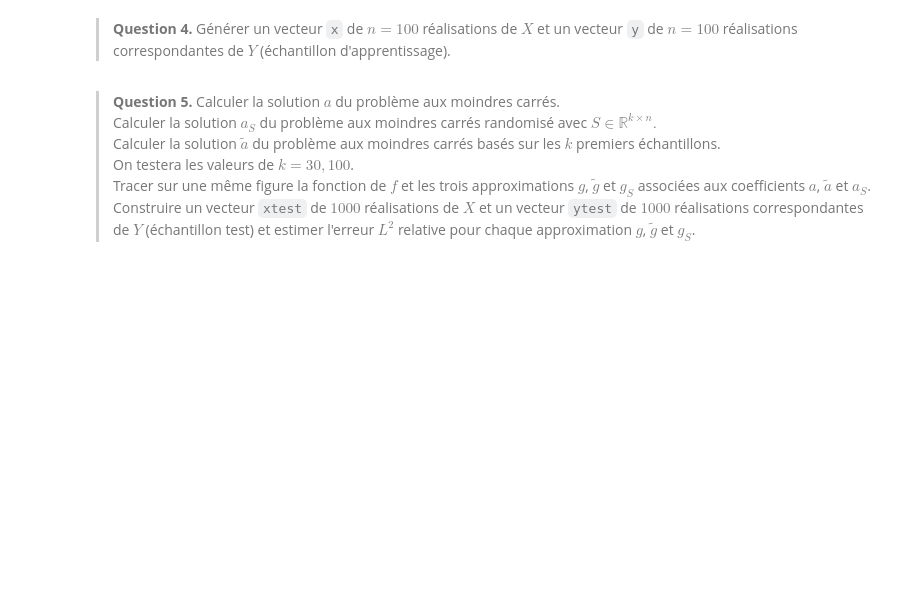
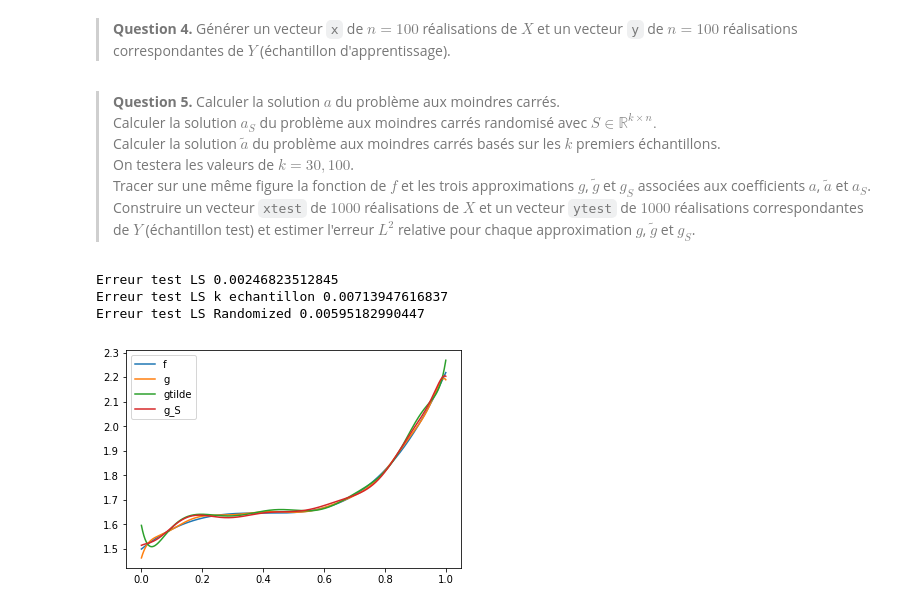
Before and after one commit to Alexsaphir/MethodeNumeriqueDeterministe, a Jupyter notebook: TP - Algebre Lineaire Randomisée (suite)-enonce.ipynb, the cells around one changed output. Drawn from its saved outputs; the diff is of its cells as text; code cells hidden in the pictures; blank space fills up the shorter version.

```diff
--- a/TP - Algebre Lineaire Randomisée (suite)-enonce.ipynb
+++ b/TP - Algebre Lineaire Randomisée (suite)-enonce.ipynb
@@ -86,12 +118,32 @@ $$
 où $S\in \mathbb{R}^{k\times n}$ est une matrice aléatoire. On considérera ici une matrice gausienne à entrées i.i.d. et $\mathcal{N}(0,1/k)$.
 # %% [markdown]
 >**Question 1.** Créer une fonction <code>f(x)</code> qui prend en argument un vecteur <code>x</code> de réalisations $x_i$ de $X$ et qui renvoie un vecteur de même taille contenant les valeurs $f(x_i)$.
+# %%
+def f(x):
+    return np.array( cos(pi*x)/2 + exp(x))
 # %% [markdown]
 >**Question 2.** Créer une fonction <code>phi(x,p)</code> qui prend en arguments un vecteur <code>x</code> de réalisations de $X$ et un entier $p$ et qui renvoie la matrice $A$.
+# %%
+def phi(x, p):
+    n = x.size
+    A = np.zeros((n, p+1))
+    for i in range(n):
+        for j in range(p+1):
+            A[i, j] = x[i]**j
+    return A
 # %% [markdown]
 >**Question 3.** Créer une fonction <code>least_squares(B,b)</code> qui prend en entrée une matrice $B$ et un vecteur $b$ et qui renvoie $a = (B^TB)^{-1}(B^Tb)$.
+# %%
+def least_square(B,b):
+    a = np.linalg.solve(np.dot(np.transpose(B), B), np.dot(np.transpose(B), b))
+    return(a)
 # %% [markdown]
 >**Question 4.** Générer un vecteur <code>x</code> de $n=100$ réalisations de $X$ et un vecteur <code>y</code> de $n=100$ réalisations correspondantes de $Y$ (échantillon d'apprentissage).
+# %%
+n = 100
+p = 15
+x = np.random.rand(n)
+y =f(x) + np.random.randn(n) / n
 # %% [markdown]
 >**Question 5.** Calculer la solution $a$ du problème aux moindres carrés.
 Calculer la solution $a_S$ du problème aux moindres carrés randomisé avec $S \in \mathbb{R}^{k\times n}.$
@@ -99,3 +151,39 @@ Calculer la solution $\tilde a$ du problème aux moindres carrés basés sur les
 On testera les valeurs de $k=30, 100$.
 Tracer sur une même figure la fonction de $f$ et les trois approximations $g$, $\tilde g$ et $g_S$ associées aux coefficients $a$, $\tilde a$ et $a_S$.
 Construire un vecteur <code>xtest</code> de $1000$ réalisations de $X$ et un vecteur <code>ytest</code> de $1000$ réalisations correspondantes de $Y$ (échantillon test) et  estimer l'erreur $L^2$ relative pour chaque approximation $g$, $\tilde g$ et $g_S$.
+# %%
+k = 30
+A = phi(x, p)
+
+a = least_square(A, y)
+
+atilde = least_square(A[0:k-1,:], y[0:k-1])
+S = np.random.randn(k, n)/sqrt(k)
+SA = np.dot(S, A)
+Sy = np.dot(S, y)
+aS = least_square(SA, Sy)
+xplot = np.linspace(0, 1, 1000)
+plot(xplot, f(xplot))
+
+plot(xplot, np.dot(phi(xplot, p), a))
+plot(xplot, np.dot(phi(xplot, p), atilde))
+plot(xplot, np.dot(phi(xplot, p), aS))
+
+legend(["f", "g", "gtilde", "g_S"])
+
+ntest = 100
+xtest = np.random.rand(ntest)
+ytest = f(xtest)
+
+error_test_a = np.linalg.norm(ytest - np.dot(phi(xtest, p),a)) / np.linalg.norm(ytest)
+error_test_atilde = np.linalg.norm(ytest - np.dot(phi(xtest, p),atilde)) / np.linalg.norm(ytest)
+error_test_aS = np.linalg.norm(ytest - np.dot(phi(xtest,p), aS)) / np.linalg.norm(ytest)
+
+print("Erreur test LS", error_test_a)
+print("Erreur test LS k echantillon", error_test_atilde)
+print("Erreur test LS Randomized", error_test_aS)
+# %% [output]
+Erreur test LS 0.00246823512845
+Erreur test LS k echantillon 0.00713947616837
+Erreur test LS Randomized 0.00595182990447
+[figure, added]
```
Also changed, not shown: parts of 5 cells of this notebook.
